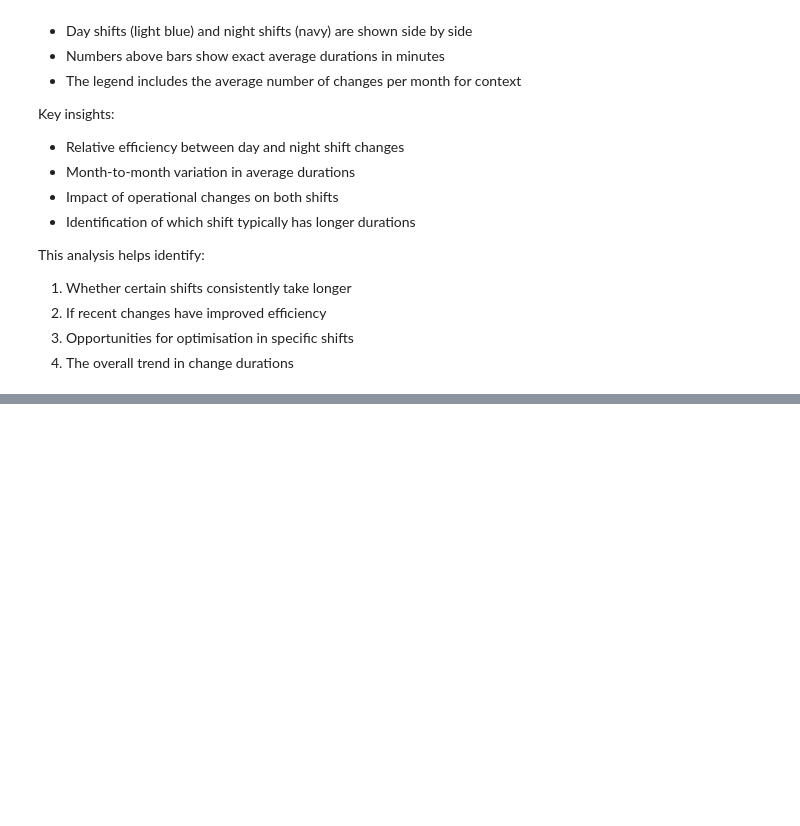
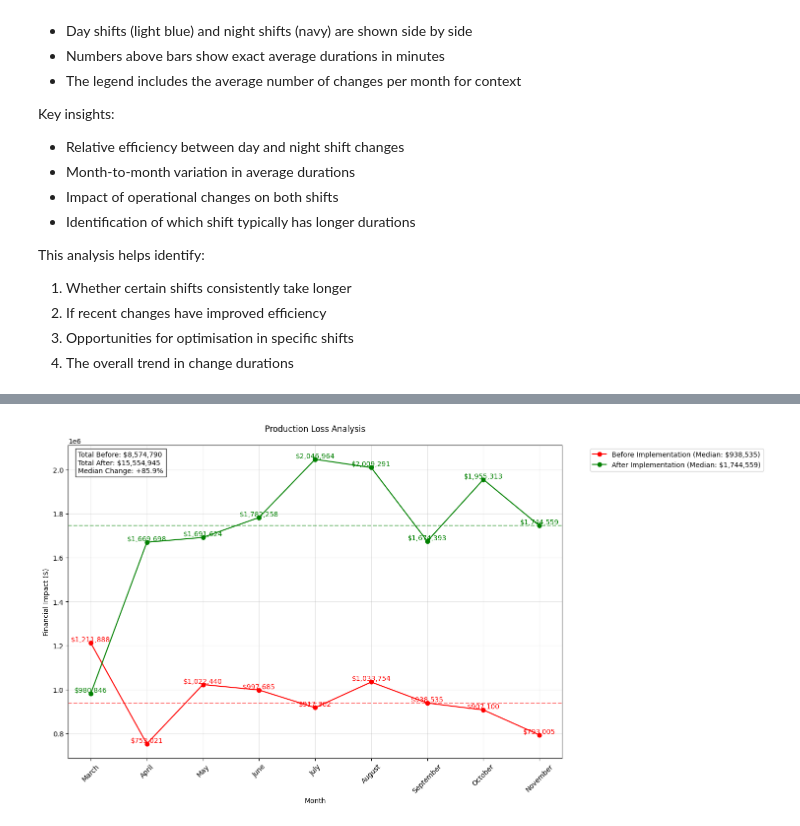
Before and after one commit to kirbyalise/fast_ferry_review_example, a Jupyter notebook: notebooks/1.0-btd-initial-data-exploration.ipynb, the cells around one changed output, grey strips where cells are left out. Drawn from its saved outputs; the diff is of its cells as text; code cells hidden in the pictures; blank space fills up the shorter version.

Commit message:
Data correction

```diff
--- a/notebooks/1.0-btd-initial-data-exploration.ipynb
+++ b/notebooks/1.0-btd-initial-data-exploration.ipynb
@@ -114,12 +114,12 @@ def load_and_prepare_data(filepath):
     return df
 
 # Load the data
-crew_df = load_and_prepare_data('../src/data/raw/crew_change_over_amrun.csv')
-shift_df = load_and_prepare_data('../src/data/raw/shift_change_amrun.csv')
+crew_df = load_and_prepare_data('../src/data/raw/crew_change_over.csv')
+shift_df = load_and_prepare_data('../src/data/raw/shift_change.csv')
 
 # Convert start_time to datetime
-shift_df['start_time'] = pd.to_datetime(shift_df['start_time'])
-crew_df['start_time'] = pd.to_datetime(crew_df['start_time'])
+shift_df['start_time'] = pd.to_datetime(shift_df['start_time'])  # Updated line
+crew_df['start_time'] = pd.to_datetime(crew_df['start_time'])  # Updated line
 # %% [markdown]
 ### Lost Hours Comparison
 Comparing 9-month periods before and after implementation
@@ -641,9 +673,9 @@ plot_normalized_averages(crew_df, 'Normalised Average Minutes per Crew Change by
 def analyze_production_impact(before_data, after_data):
    """Analyses production and financial impact of lost hours."""
    def calculate_impact(hours):
-       tmm = hours * 300  # TPH
-       product_tonnes = tmm * 0.7 * 0.85 * 0.85  # Yield, moisture, rehandle
-       return product_tonnes * 10  # Margin per tonne
+       tmm = hours * 320  # TPH
+       product_tonnes = tmm * 0.7 * 0.85 * 0.80  # Yield, moisture, rehandle
+       return product_tonnes * 15  # Margin per tonne
 
    plt.figure(figsize=(15, 8))
    plt.title('Production Loss Analysis', pad=20)
@@ -671,33 +703,35 @@ def analyze_production_impact(before_data, after_data):
               before_data.index.tolist() + [''] * (max(len(before_data), len(after_data)) - len(before_data)),
               rotation=45)
 
    plt.grid(True, alpha=0.3)
    plt.xlabel('Month')
    plt.ylabel('Financial Impact ($)')
 
    plt.axhline(y=before_impact.median(), color='red', linestyle='--', alpha=0.5)
    plt.axhline(y=after_impact.median(), color='green', linestyle='--', alpha=0.5)
 
    total_before = before_impact.sum()
    total_after = after_impact.sum()
    percent_change = ((after_impact.median() - before_impact.median()) / before_impact.median()) * 100
 
    stats_text = (f'Total Before: ${total_before:,.0f}\n'
                 f'Total After: ${total_after:,.0f}\n'
                 f'Median Change: {percent_change:+.1f}%')
 
    plt.text(0.02, 0.98, stats_text, transform=plt.gca().transAxes,
             bbox=dict(facecolor='white', alpha=0.8), verticalalignment='top')
 
    plt.legend(bbox_to_anchor=(1.05, 1), loc='upper left')
    plt.tight_layout()
    plt.show()
 
    return before_impact, after_impact, total_before, total_after, percent_change
 
 # Run analysis
 before_impact, after_impact, total_before, total_after, percent_change = \
    analyze_production_impact(before_data, after_data)
+# %% [output]
+[figure, added]
 # %% [markdown]
 # Financial Impact Analysis of Crew Change Reduction
 
```
Also changed, not shown: parts of 15 cells of this notebook, 5 other files.
